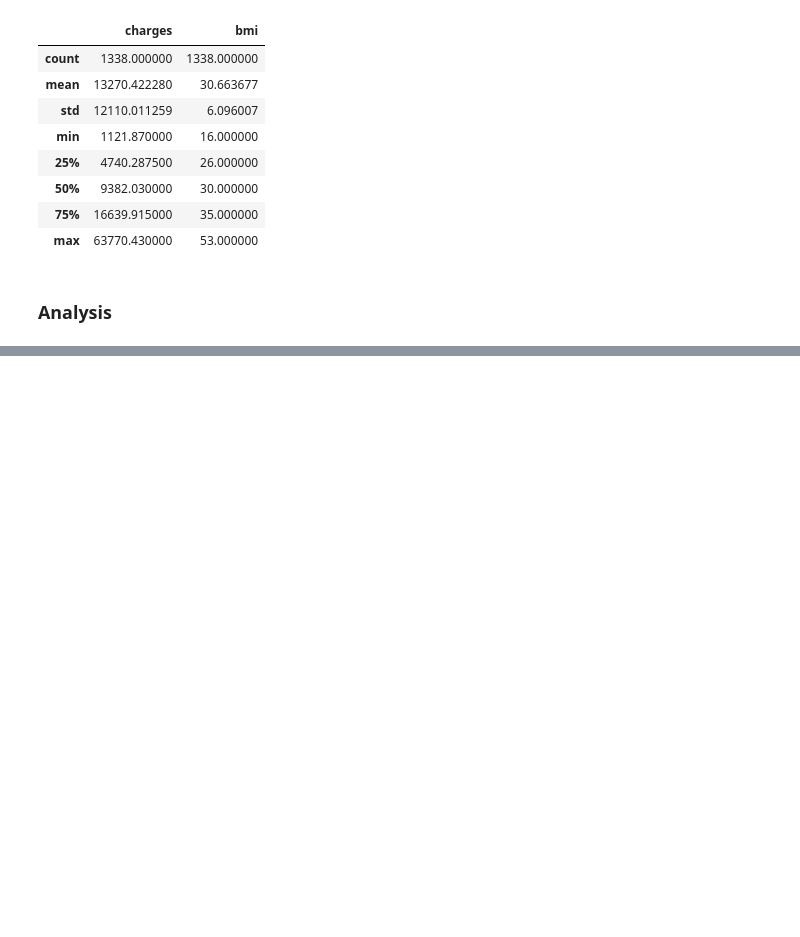
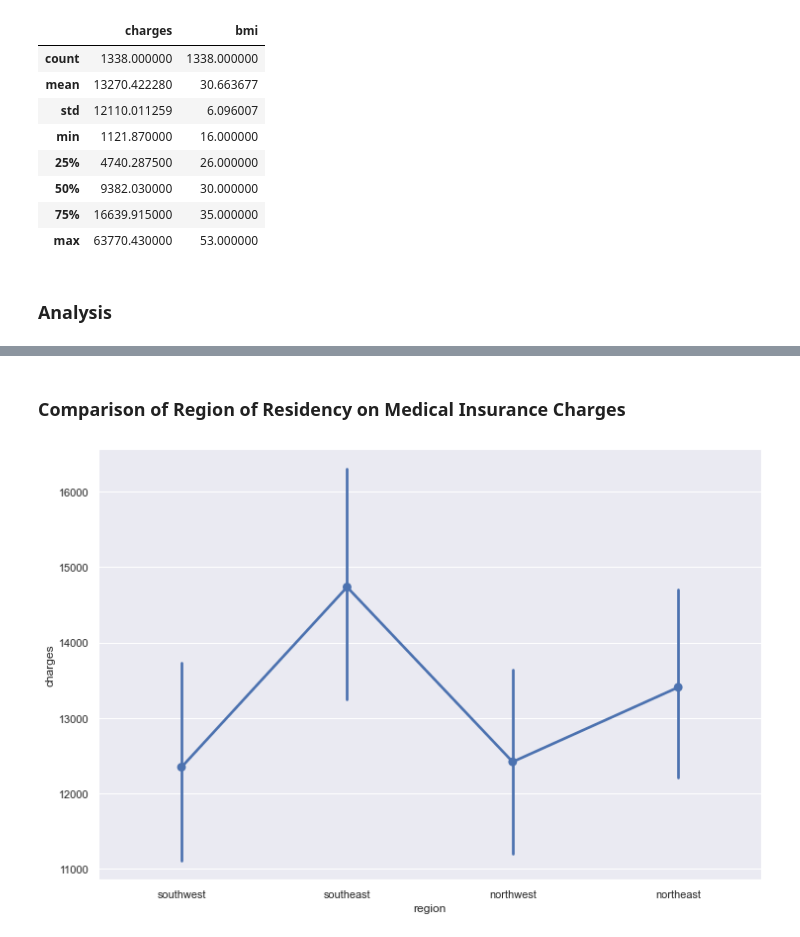
Before and after one commit to data301-2021-winter1/project-group10-project, a Jupyter notebook: notebooks/analysis1.ipynb, the cells around one changed output, grey strips where cells are left out. Drawn from its saved outputs; the diff is of its cells as text; code cells hidden in the pictures; blank space fills up the shorter version.

```diff
--- a/notebooks/analysis1.ipynb
+++ b/notebooks/analysis1.ipynb
@@ -293,0 +327,7 @@ There were 1338 patients included in this dataset comprised of Americans from 4
+# %% [markdown]
+### Comparison of Region of Residency on Medical Insurance Charges
+# %%
+sns.pointplot(x="region",y="charges",data=data)
+sns.set(rc = {'figure.figsize':(12,8)})
+# %% [output]
+[figure, added]
```
Also changed, not shown: parts of 20 cells of this notebook, 1 other file.
